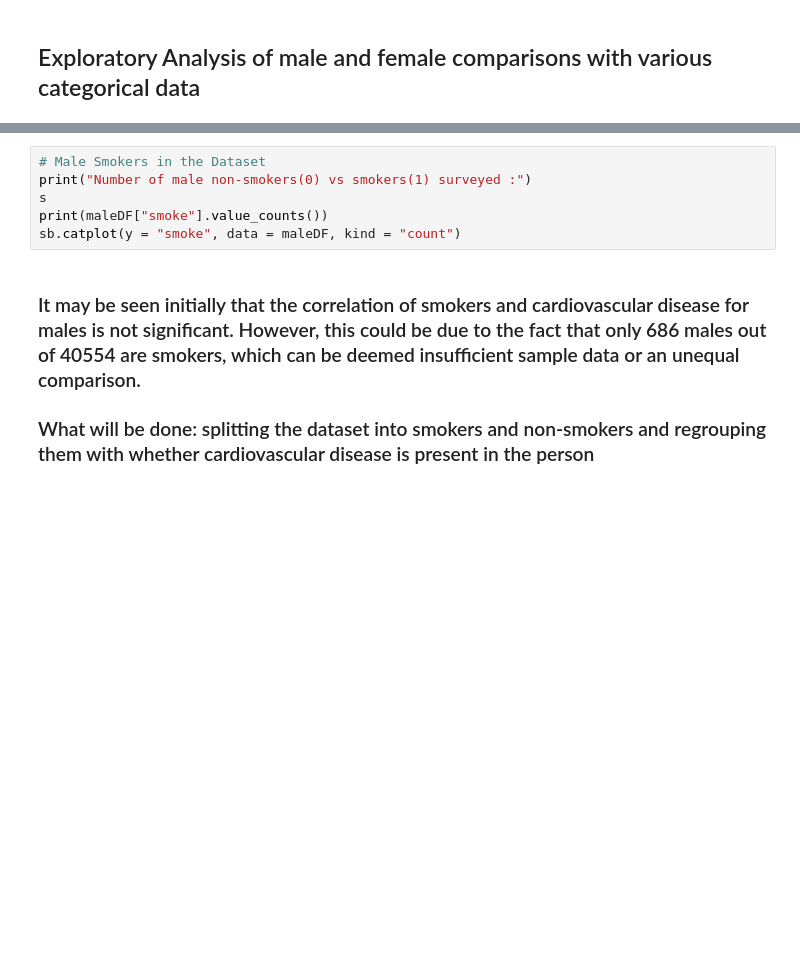
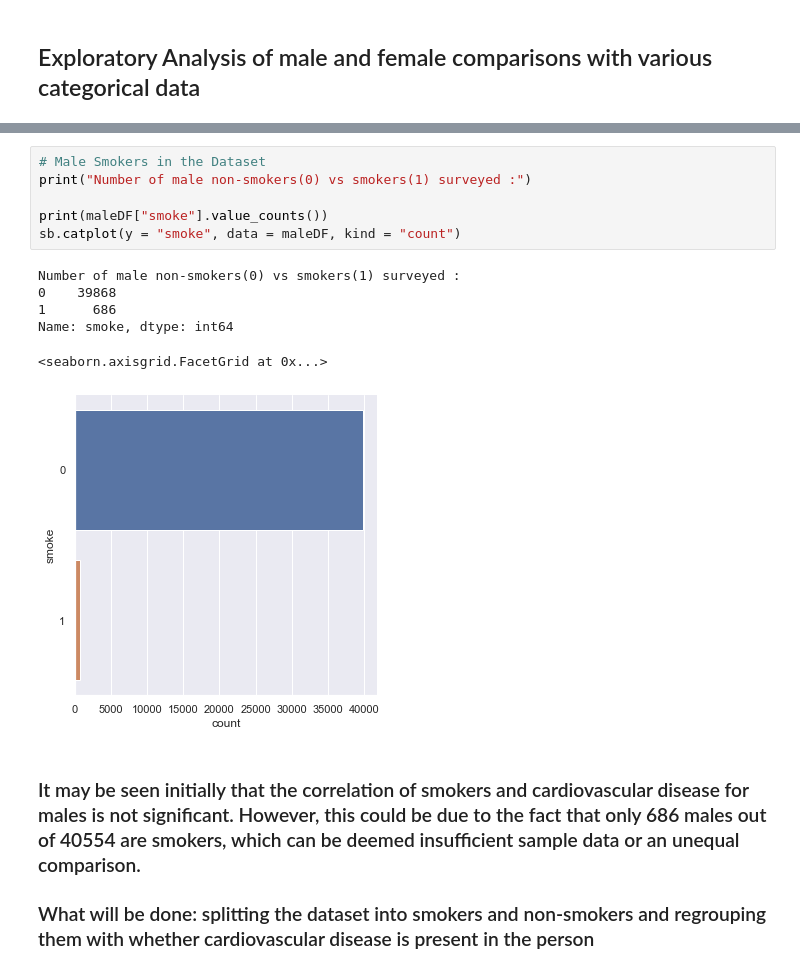
Before and after one commit to kelvtan96/EE0005, a Jupyter notebook: Project Code.ipynb, the cells around one changed output, grey strips where cells are left out. Cells and saved outputs as stored; diff of their text form; blank space fills up the shorter version.

```diff
--- a/Project Code.ipynb
+++ b/Project Code.ipynb
@@ -440,9 +852,16 @@ sb.catplot(y = 'cardio', data = maleDF, col = 'smoke', kind = 'count', col_wrap
 # %%
 # Male Smokers in the Dataset
 print("Number of male non-smokers(0) vs smokers(1) surveyed :")
-s
+
 print(maleDF["smoke"].value_counts())
 sb.catplot(y = "smoke", data = maleDF, kind = "count")
+# %% [output]
+Number of male non-smokers(0) vs smokers(1) surveyed :
+0    39868
+1      686
+Name: smoke, dtype: int64
+<seaborn.axisgrid.FacetGrid at 0x...>
+[figure, added]
 # %% [markdown]
 ### It may be seen initially that the correlation of smokers and cardiovascular disease for males is not significant. However, this could be due to the fact that only 686 males out of 40554 are smokers, which can be deemed insufficient sample data or an unequal comparison.
 ### What will be done: splitting the dataset into smokers and non-smokers and regrouping them with whether cardiovascular disease is present in the person
```
Also changed, not shown: parts of 65 cells of this notebook.
